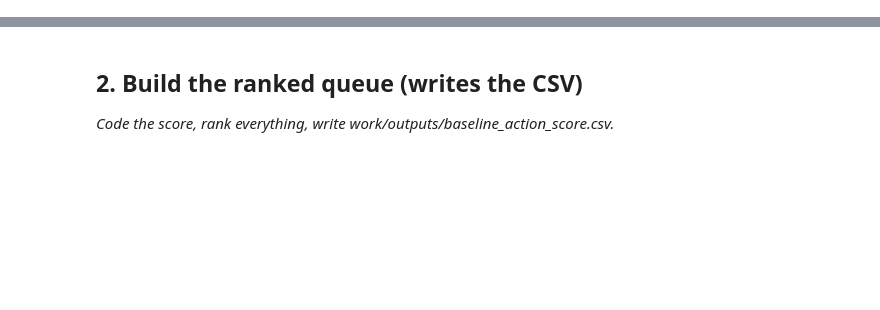
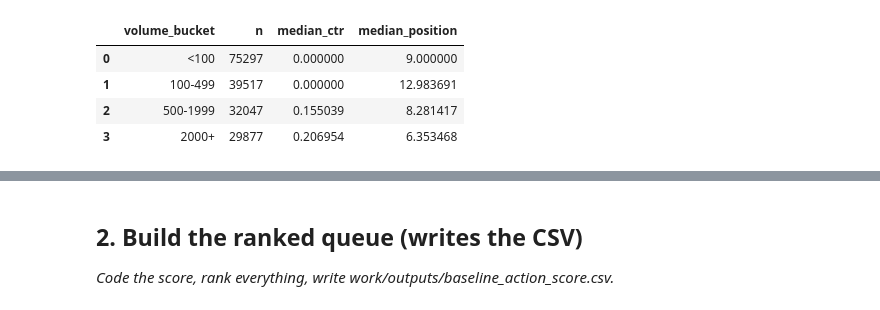
Before and after one commit to girishpatil935/ML_Internship, a Jupyter notebook: work/notebooks/w04_baseline_score.ipynb, the cells around one changed output, grey strips where cells are left out. Cells and saved outputs as stored; diff of their text form; code cells hidden in the pictures; blank space fills up the shorter version.

```diff
--- a/work/notebooks/w04_baseline_score.ipynb
+++ b/work/notebooks/w04_baseline_score.ipynb
@@ -12,0 +94,32 @@ This skeleton is yours to fill. Work the sections **in order** — each one has
+# %%
+volume_check = baseline_df.copy()
+
+volume_check["volume_bucket"] = pd.cut(
+    volume_check["impressions"],
+    bins=[-1, 99, 499, 1999, float("inf")],
+    labels=[
+        "<100",
+        "100-499",
+        "500-1999",
+        "2000+"
+    ]
+)
+
+volume_summary = (
+    volume_check
+    .groupby("volume_bucket", observed=False)
+    .agg(
+        n=("impressions", "size"),
+        median_ctr=("ctr", "median"),
+        median_position=("avg_position", "median")
+    )
+    .reset_index()
+)
+
+display(volume_summary)
+# %% [output]
+|  | volume_bucket | n | median_ctr | median_position |
+| 0 | <100 | 75297 | 0.000000 | 9.000000 |
+| 1 | 100-499 | 39517 | 0.000000 | 12.983691 |
+| 2 | 500-1999 | 32047 | 0.155039 | 8.281417 |
+| 3 | 2000+ | 29877 | 0.206954 | 6.353468 |
```
Also changed, not shown: parts of 15 cells of this notebook.
